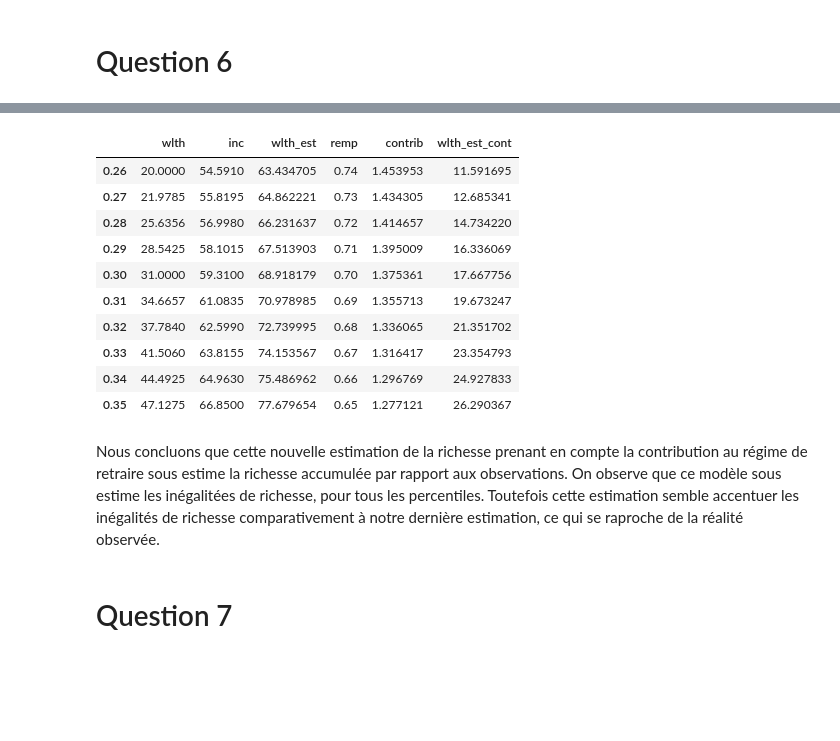
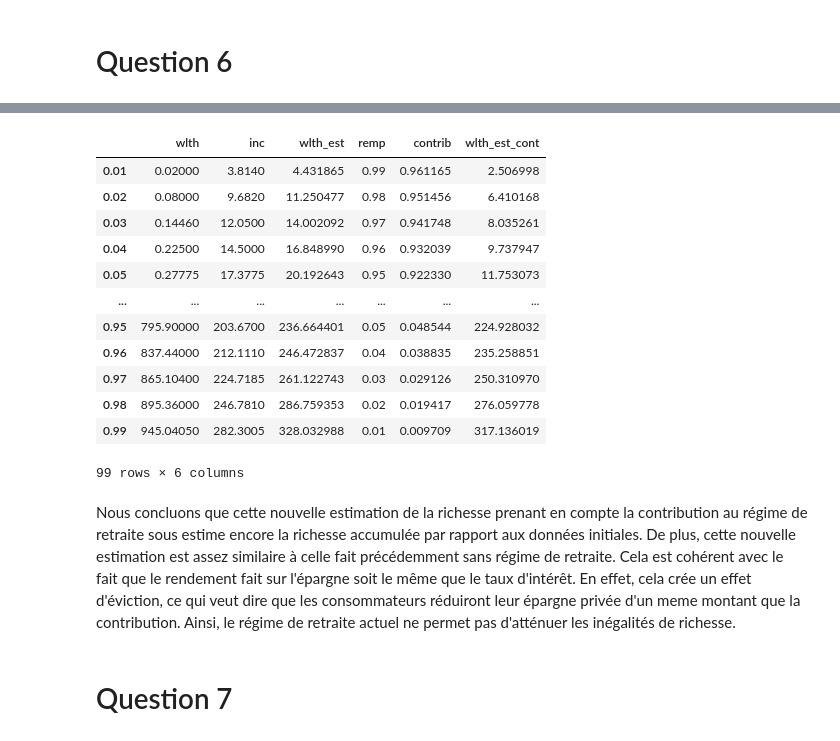
Before and after one commit to felixpoirier1/Devoir2, a Jupyter notebook: devoir.ipynb, the cells around one changed output, grey strips where cells are left out. Drawn from its saved outputs; the diff is of its cells as text; code cells hidden in the pictures; blank space fills up the shorter version.

```diff
--- a/devoir.ipynb
+++ b/devoir.ipynb
@@ -200,18 +202,20 @@ plt.show()
-# %%
-df.iloc[25:35]
-# %% [output]
-|  | wlth | inc | wlth_est | remp | contrib | wlth_est_cont |
-| 0.26 | 20.0000 | 54.5910 | 63.434705 | 0.74 | 1.453953 | 11.591695 |
-| 0.27 | 21.9785 | 55.8195 | 64.862221 | 0.73 | 1.434305 | 12.685341 |
-| 0.28 | 25.6356 | 56.9980 | 66.231637 | 0.72 | 1.414657 | 14.734220 |
-| 0.29 | 28.5425 | 58.1015 | 67.513903 | 0.71 | 1.395009 | 16.336069 |
-| 0.30 | 31.0000 | 59.3100 | 68.918179 | 0.70 | 1.375361 | 17.667756 |
-| 0.31 | 34.6657 | 61.0835 | 70.978985 | 0.69 | 1.355713 | 19.673247 |
-| 0.32 | 37.7840 | 62.5990 | 72.739995 | 0.68 | 1.336065 | 21.351702 |
-| 0.33 | 41.5060 | 63.8155 | 74.153567 | 0.67 | 1.316417 | 23.354793 |
-| 0.34 | 44.4925 | 64.9630 | 75.486962 | 0.66 | 1.296769 | 24.927833 |
-| 0.35 | 47.1275 | 66.8500 | 77.679654 | 0.65 | 1.277121 | 26.290367 |
-# %% [markdown]
-Nous concluons que cette nouvelle estimation de la richesse prenant en compte la contribution au régime de retraire sous estime la richesse accumulée par rapport aux observations. On observe que ce modèle sous estime les inégalitées de richesse, pour tous les percentiles. Toutefois cette estimation semble accentuer les inégalités de richesse comparativement à notre dernière estimation, ce qui se raproche de la réalité observée.
+# %%
+df
+# %% [output]
+|  | wlth | inc | wlth_est | remp | contrib | wlth_est_cont |
+| 0.01 | 0.02000 | 3.8140 | 4.431865 | 0.99 | 0.961165 | 2.506998 |
+| 0.02 | 0.08000 | 9.6820 | 11.250477 | 0.98 | 0.951456 | 6.410168 |
+| 0.03 | 0.14460 | 12.0500 | 14.002092 | 0.97 | 0.941748 | 8.035261 |
+| 0.04 | 0.22500 | 14.5000 | 16.848990 | 0.96 | 0.932039 | 9.737947 |
+| 0.05 | 0.27775 | 17.3775 | 20.192643 | 0.95 | 0.922330 | 11.753073 |
+| ... | ... | ... | ... | ... | ... | ... |
+| 0.95 | 795.90000 | 203.6700 | 236.664401 | 0.05 | 0.048544 | 224.928032 |
+| 0.96 | 837.44000 | 212.1110 | 246.472837 | 0.04 | 0.038835 | 235.258851 |
+| 0.97 | 865.10400 | 224.7185 | 261.122743 | 0.03 | 0.029126 | 250.310970 |
+| 0.98 | 895.36000 | 246.7810 | 286.759353 | 0.02 | 0.019417 | 276.059778 |
+| 0.99 | 945.04050 | 282.3005 | 328.032988 | 0.01 | 0.009709 | 317.136019 |
+99 rows × 6 columns
+# %% [markdown]
+Nous concluons que cette nouvelle estimation de la richesse prenant en compte la contribution au régime de retraite sous estime encore la richesse accumulée par rapport aux données initiales. De plus, cette nouvelle estimation est assez similaire à celle fait précédemment sans régime de retraite. Cela est cohérent avec le fait que le rendement fait sur l'épargne soit le même que le taux d'intérêt. En effet, cela crée un effet d'éviction, ce qui veut dire que les consommateurs réduiront leur épargne privée d'un meme montant que la contribution. Ainsi, le régime de retraite actuel ne permet pas d'atténuer les inégalités de richesse.
 # %% [markdown]
 # Question 7
```
Also changed, not shown: parts of 10 cells of this notebook, 1 other file.
